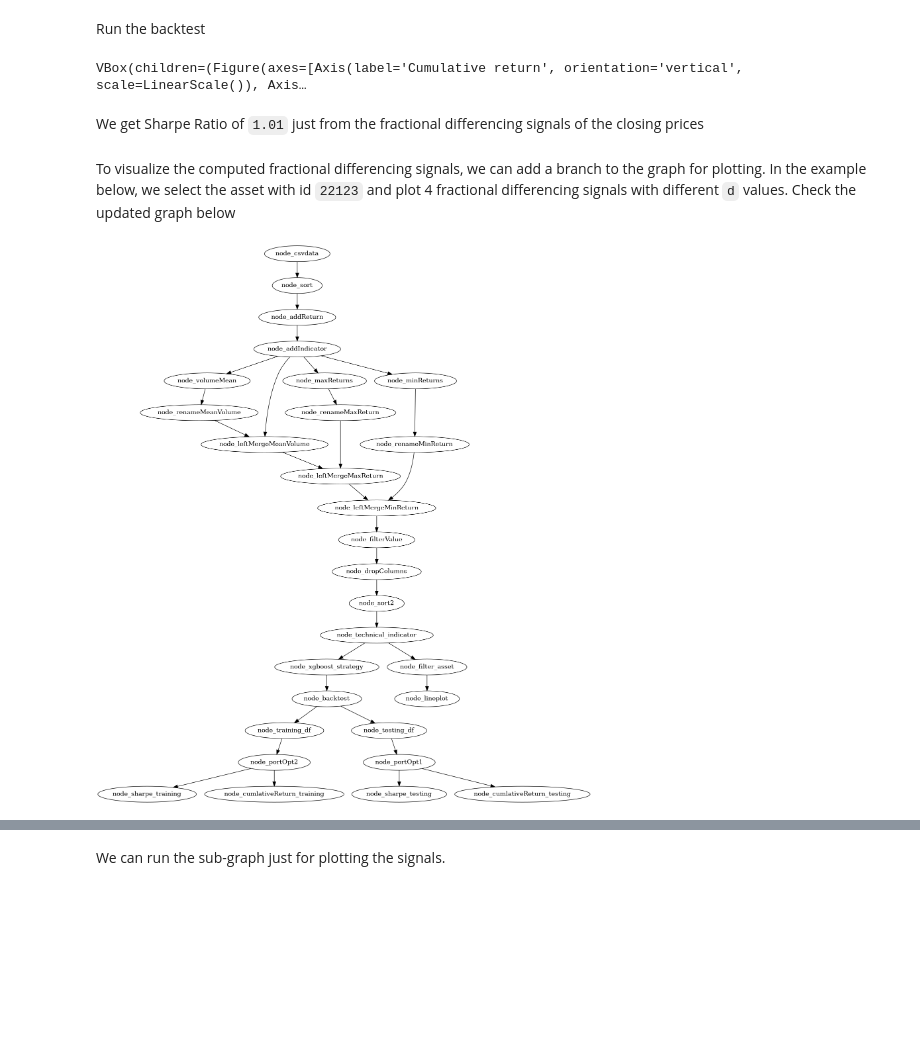
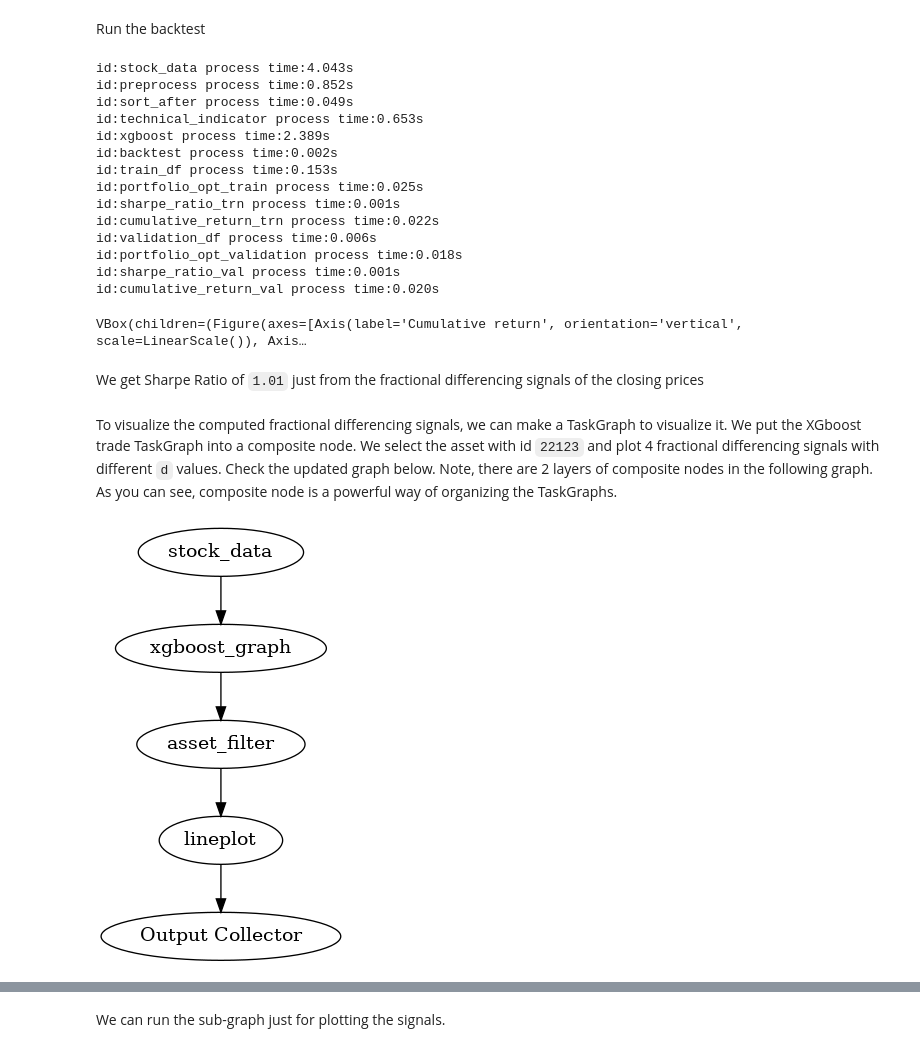
Before and after one commit to NVIDIA/fsi-samples, a Jupyter notebook: notebooks/07_fractional_differencing.ipynb, the cells around one changed output, grey strips where cells are left out. Drawn from its saved outputs; the diff is of its cells as text; code cells hidden in the pictures; blank space fills up the shorter version.

```diff
--- a/notebooks/07_fractional_differencing.ipynb
+++ b/notebooks/07_fractional_differencing.ipynb
@@ -414,55 +403,36 @@ indicator_conf = {
 }
 # %% [markdown]
 Run the backtest
-# %%
-action = "load" if os.path.isfile('./.cache/node_csvdata.hdf5') else "save"
-outlist = ['node_sharpe_training','node_cumlativeReturn_training', 'node_sharpe_testing', 'node_cumlativeReturn_testing']
-replace_spec={'node_filterValue': {"conf": [{"column": "volume_mean", "min": min_volume},
-                                            {"column": "returns_max", "max": max_rate},
-                                            {"column": "returns_min", "min": min_rate}]},
-              'node_csvdata': {action: True}}
-replace_spec['node_technical_indicator'] = {"conf": indicator_conf}
-#replace_spec['node_sort2'] = {"load": cached_sort}
-o_gpu = task_graph.run(
-            outputs=outlist,
-            replace=replace_spec)
-plot_figures(o_gpu)
-# %% [output]
-VBox(children=(Figure(axes=[Axis(label='Cumulative return', orientation='vertical', scale=LinearScale()), Axis…
+# %%
+
+replace_spec = {}
+replace_spec['technical_indicator'] = {"conf": indicator_conf}
+
+o_gpu = task_graph.run(replace=replace_spec, profile=True)
+
+plot_figures(o_gpu)
+# %% [output]
+id:stock_data process time:4.043s
+id:preprocess process time:0.852s
+id:sort_after process time:0.049s
+id:technical_indicator process time:0.653s
+id:xgboost process time:2.389s
+id:backtest process time:0.002s
+id:train_df process time:0.153s
+id:portfolio_opt_train process time:0.025s
+id:sharpe_ratio_trn process time:0.001s
+id:cumulative_return_trn process time:0.022s
+id:validation_df process time:0.006s
+id:portfolio_opt_validation process time:0.018s
+id:sharpe_ratio_val process time:0.001s
+id:cumulative_return_val process time:0.020s
+VBox(children=(Figure(axes=[Axis(label='Cumulative return', orientation='vertical', scale=LinearScale()), Axis…
 # %% [markdown]
 We get Sharpe Ratio of `1.01` just from the fractional differencing signals of the closing prices
 # %% [markdown]
-To visualize the computed fractional differencing signals, we can add a branch to the graph for plotting. In the example below, we select the asset with id `22123` and plot 4 fractional differencing signals with different `d` values. Check the updated graph below
+To visualize the computed fractional differencing signals, we can make a TaskGraph to visualize it. We put the XGboost trade TaskGraph into a composite node. We select the asset with id `22123` and plot 4 fractional differencing signals with different `d` values. Check the updated graph below. Note, there are 2 layers of composite nodes in the following graph. As you can see, composite node is a powerful way of organizing the TaskGraphs.
-# %%
-asset_filter = {    'id': 'node_filter_asset',
-    'type': "AssetFilterNode",
-    'conf': {
-        "asset": 22123
-    },
-    "inputs": ["node_technical_indicator"]
-}
-
-node_lines ={
-    "id": "node_lineplot",
-    "type": "LinePlotNode",
-    "conf": { "points": 300,
-    "lines":
-         [ {"column": "FR_DI_0.1",
-            "label": "d 0.1",
-            "color": "blue"},
-          {"column": "FR_DI_0.3",
-            "label": "d 0.3",
-            "color": "orange"},
-          {"column": "FR_DI_0.5",
-           "label": "d 0.5",
-           "color": "green"},
-          {"column": "FR_DI_0.7",
-           "label": "d 0.7",
-           "color": "black"}
-         ],
-     "title": "Signals"},
-   "inputs": ["node_filter_asset"]}
-task_graph.extend([asset_filter, node_lines])
-task_graph.draw(show='ipynb')
-# %% [output]
-[figure, removed]
+# %%
+task_graph = TaskGraph.load_taskgraph('../taskgraphs/visualize_frac_diff.gq.yaml')
+task_graph.draw(show='ipynb')
+# %% [output]
+[figure, added]
```
Also changed, not shown: parts of 9 cells of this notebook, 1 other file.
